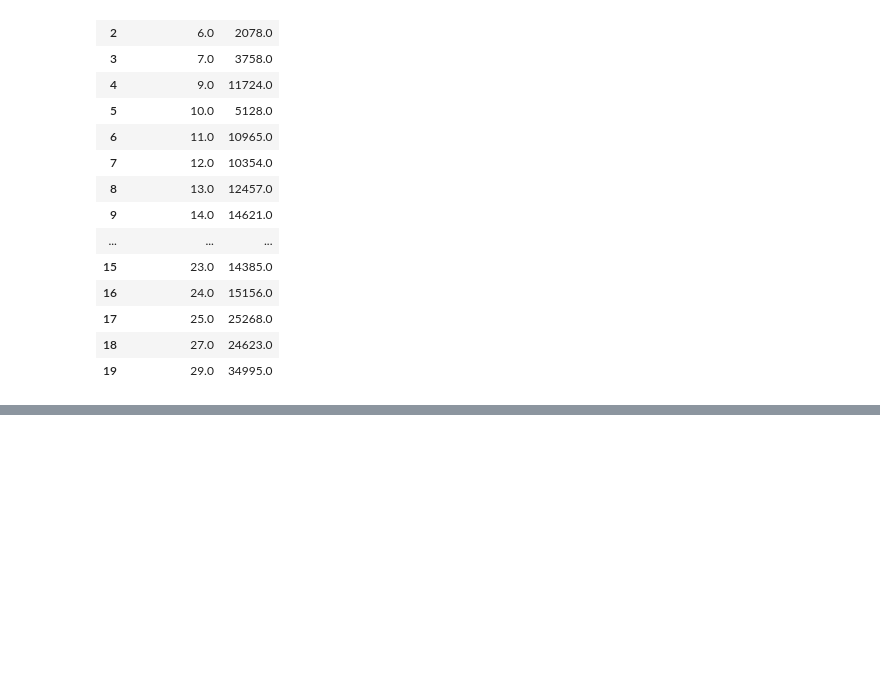
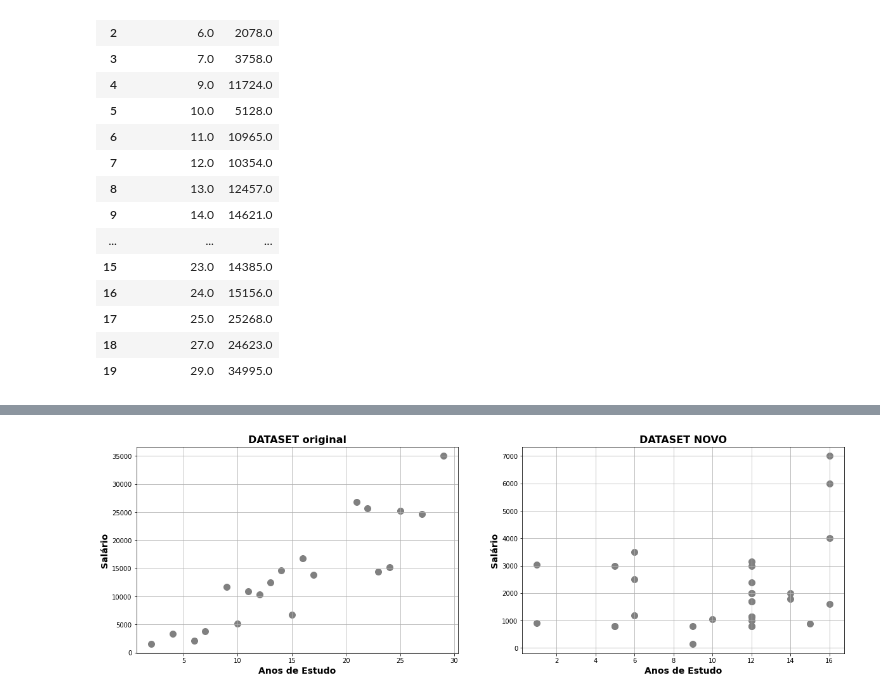
Before and after one commit to DiegoRInacio/Analise_de_dados, a Jupyter notebook: Fundamentos_de_Machine_Laerning.ipynb, the cells around one changed output, grey strips where cells are left out. Cells and saved outputs as stored; diff of their text form; code cells hidden in the pictures; blank space fills up the shorter version.

```diff
--- a/Fundamentos_de_Machine_Laerning.ipynb
+++ b/Fundamentos_de_Machine_Laerning.ipynb
@@ -675,0 +765,7 @@ df
+# %%
+#Dataset Novo - como padrão similar ao dataset original
+df_novo = pd.read_csv('/content/drive/MyDrive/Diego Faculdade/zz.Mentorama_DS/modulo_8/Bases/PNAD_IBGE.csv')
+
+df_novo1 = df_novo.head(32)
+
+df_novo1
@@ -675,0 +790,19 @@ df
+# %%
+#Agora iremos testar o algoritmo
+
+plt.figure(figsize = [20, 6])
+plt.subplot(1, 2, 1)
+plt.title('DATASET original', fontsize = 16, fontweight = 'bold')
+plt.scatter(df['Anos de Estudo'], df['Salário'], s = 100, c = 'gray')
+plt.grid()
+plt.xlabel('Anos de Estudo', fontsize = 14, fontweight = 'bold')
+plt.ylabel('Salário', fontsize = 14, fontweight = 'bold')
+plt.subplot(1, 2, 2)
+plt.title('DATASET NOVO', fontsize = 16, fontweight = 'bold')
+plt.scatter(df_novo1['Anos de Estudo'], df_novo1['Renda'], s = 100, c = 'gray')
+plt.grid()
+plt.xlabel('Anos de Estudo', fontsize = 14, fontweight = 'bold')
+plt.ylabel('Salário', fontsize = 14, fontweight = 'bold')
+plt.show()
+# %% [output]
+[figure, added]
```
Also changed, not shown: parts of 28 cells of this notebook.
